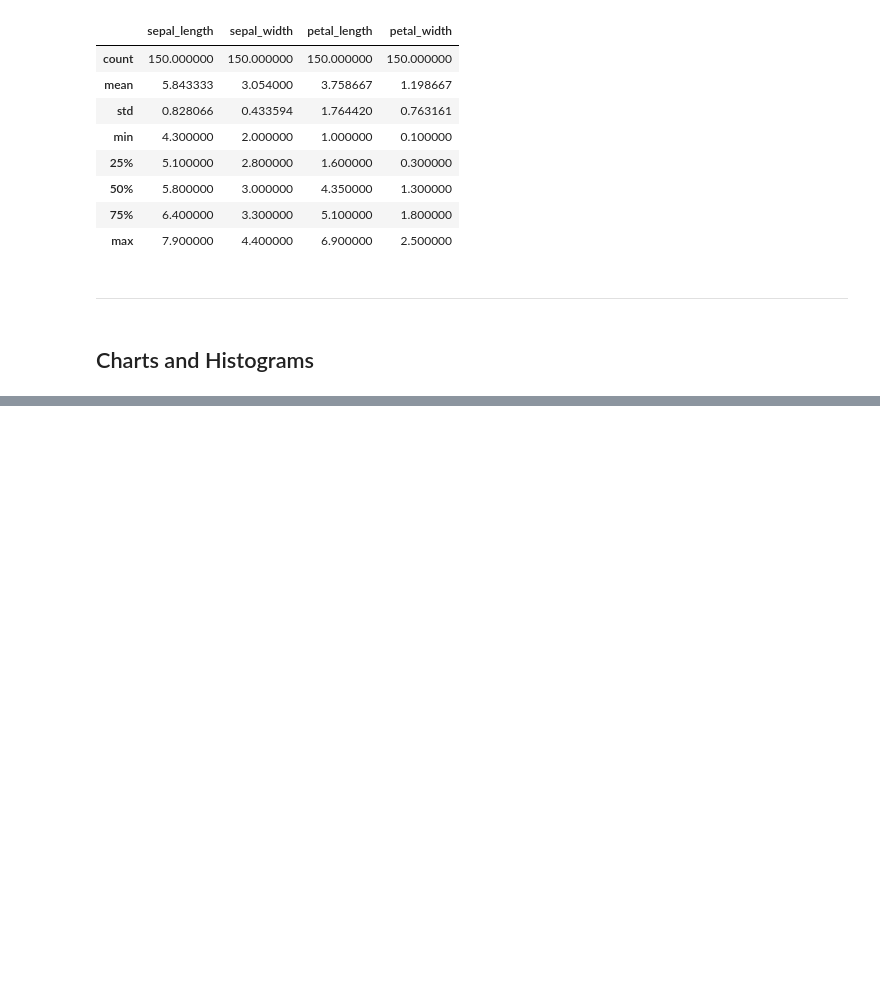
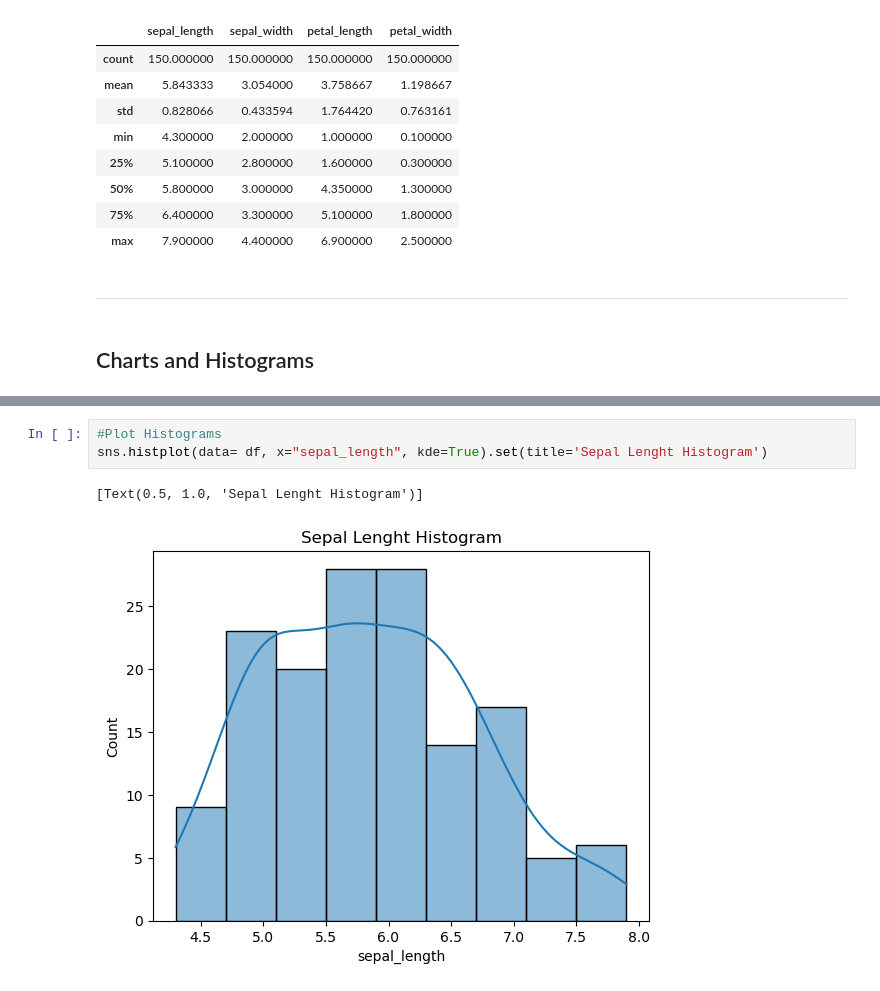
Before and after one commit to FabianeCancian/pands-project, a Jupyter notebook: iris_analysis.ipynb, the cells around one changed output, grey strips where cells are left out. Saved outputs shown, nothing was run; the diff lists cells and outputs as text; blank space fills up the shorter version.

```diff
--- a/iris_analysis.ipynb
+++ b/iris_analysis.ipynb
@@ -78,0 +126,6 @@ df.describe()
+# %%
+#Plot Histograms
+sns.histplot(data= df, x="sepal_length", kde=True).set(title='Sepal Lenght Histogram')
+# %% [output]
+[Text(0.5, 1.0, 'Sepal Lenght Histogram')]
+[figure, added]
```
Also changed, not shown: parts of 13 cells of this notebook, 1 other file.
